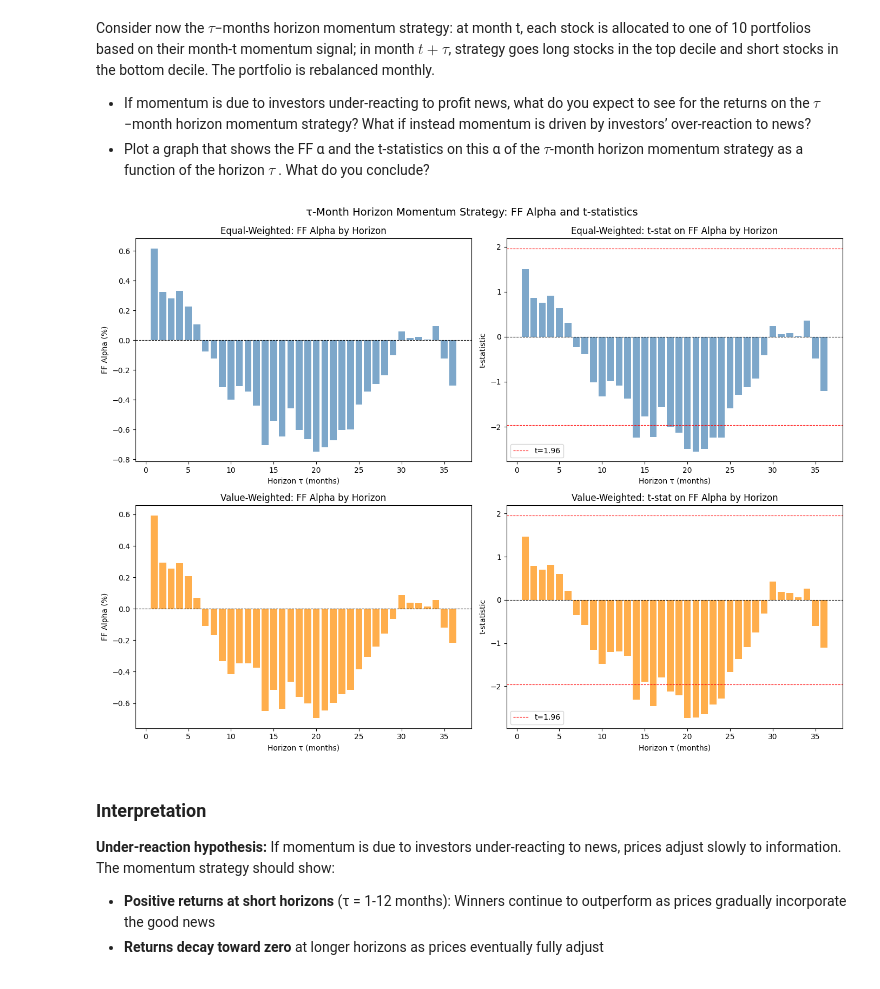
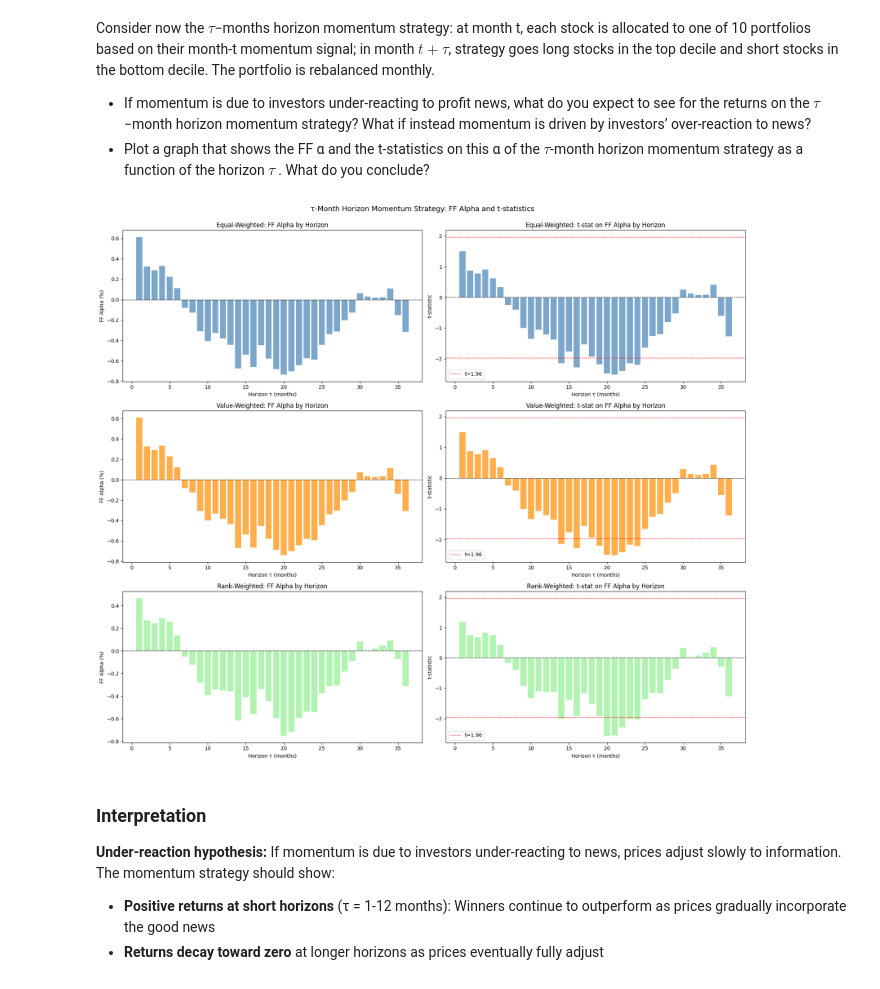
Before and after one commit to shujing-H/2026_behavioral_finance_hw, a Jupyter notebook: hw1/code/hw1.ipynb, the cells around one changed output. Drawn from its saved outputs; the diff is of its cells as text; code cells hidden in the pictures.

Commit message:
feat: add rw portfolio for Question 4

```diff
--- a/hw1/code/hw1.ipynb
+++ b/hw1/code/hw1.ipynb
@@ -697,7 +716,7 @@ def calculate_ff_alpha_for_horizon(
 horizons = list(range(1, 37))
 ew_results = []
 vw_results = []
-
+rw_results = []
 for tau in horizons:
     # Equal-weighted
     ew_ls = construct_tau_horizon_ls_portfolio(
@@ -713,11 +732,19 @@ for tau in horizons:
     vw_alpha, vw_tstat = calculate_ff_alpha_for_horizon(vw_ls, ff_factors_df)
     vw_results.append({"tau": tau, "ff_alpha": vw_alpha, "t_stat": vw_tstat})
 
+    # Rank-weighted
+    rw_ls = construct_tau_horizon_ls_portfolio(
+        mom_12_1_df, "mom_12_1", ret_df, tau, weighting="rw"
+    )
+    rw_alpha, rw_tstat = calculate_ff_alpha_for_horizon(rw_ls, ff_factors_df)
+    rw_results.append({"tau": tau, "ff_alpha": rw_alpha, "t_stat": rw_tstat})
+
 ew_horizon_df = pd.DataFrame(ew_results)
 vw_horizon_df = pd.DataFrame(vw_results)
+rw_horizon_df = pd.DataFrame(rw_results)
 # %%
 # Plot FF alpha and t-statistics as a function of horizon τ
-fig, axes = plt.subplots(2, 2, figsize=(14, 10))
+fig, axes = plt.subplots(3, 2, figsize=(18, 15))
 
 # Equal-weighted FF alpha
 axes[0, 0].bar(
@@ -740,34 +767,55 @@ axes[0, 1].set_ylabel("t-statistic")
 axes[0, 1].set_title("Equal-Weighted: t-stat on FF Alpha by Horizon")
 axes[0, 1].legend()
 
 # Value-weighted FF alpha
 axes[1, 0].bar(
     vw_horizon_df["tau"], vw_horizon_df["ff_alpha"], color="darkorange", alpha=0.7
 )
 axes[1, 0].axhline(y=0, color="black", linestyle="--", linewidth=0.8)
 axes[1, 0].set_xlabel("Horizon τ (months)")
 axes[1, 0].set_ylabel("FF Alpha (%)")
 axes[1, 0].set_title("Value-Weighted: FF Alpha by Horizon")
 
 # Value-weighted t-stat
 axes[1, 1].bar(
     vw_horizon_df["tau"], vw_horizon_df["t_stat"], color="darkorange", alpha=0.7
 )
 axes[1, 1].axhline(y=1.96, color="red", linestyle="--", linewidth=0.8, label="t=1.96")
 axes[1, 1].axhline(y=-1.96, color="red", linestyle="--", linewidth=0.8)
 axes[1, 1].axhline(y=0, color="black", linestyle="--", linewidth=0.8)
 axes[1, 1].set_xlabel("Horizon τ (months)")
 axes[1, 1].set_ylabel("t-statistic")
 axes[1, 1].set_title("Value-Weighted: t-stat on FF Alpha by Horizon")
 axes[1, 1].legend()
 
+# Rank-weighted FF alpha
+axes[2, 0].bar(
+    rw_horizon_df["tau"], rw_horizon_df["ff_alpha"], color="lightgreen", alpha=0.7
+)
+axes[2, 0].axhline(y=0, color="black", linestyle="--", linewidth=0.8)
+axes[2, 0].set_xlabel("Horizon τ (months)")
+axes[2, 0].set_ylabel("FF Alpha (%)")
+axes[2, 0].set_title("Rank-Weighted: FF Alpha by Horizon")
+
+# Rank-weighted t-stat
+axes[2, 1].bar(
+    rw_horizon_df["tau"], rw_horizon_df["t_stat"], color="lightgreen", alpha=0.7
+)
+axes[2, 1].axhline(y=1.96, color="red", linestyle="--", linewidth=0.8, label="t=1.96")
+axes[2, 1].axhline(y=-1.96, color="red", linestyle="--", linewidth=0.8)
+axes[2, 1].axhline(y=0, color="black", linestyle="--", linewidth=0.8)
+axes[2, 1].set_xlabel("Horizon τ (months)")
+axes[2, 1].set_ylabel("t-statistic")
+axes[2, 1].set_title("Rank-Weighted: t-stat on FF Alpha by Horizon")
+axes[2, 1].legend()
+
 plt.tight_layout()
 plt.suptitle(
     "τ-Month Horizon Momentum Strategy: FF Alpha and t-statistics", y=1.02, fontsize=14
 )
 plt.show()
 # %% [output]
-[figure, old version]
+[figure, new version]
 # %% [markdown]
 ### Interpretation
 
```
Also changed, not shown: parts of 2 cells of this notebook.
